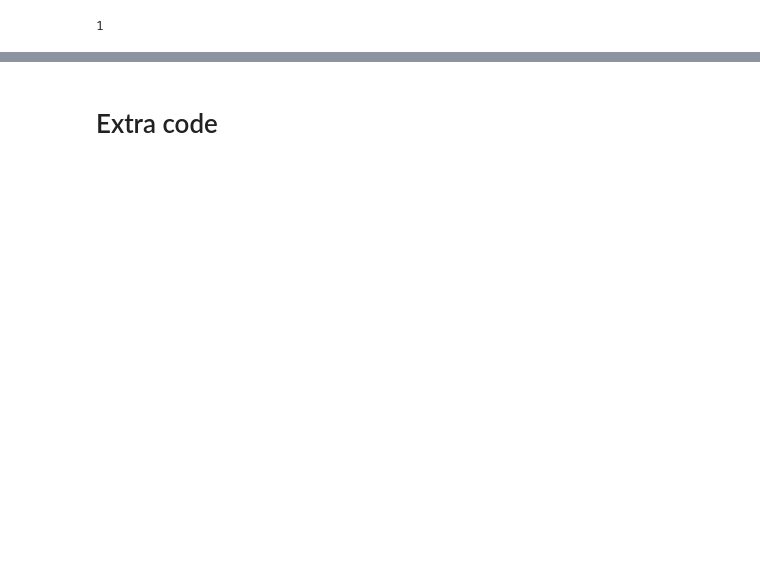
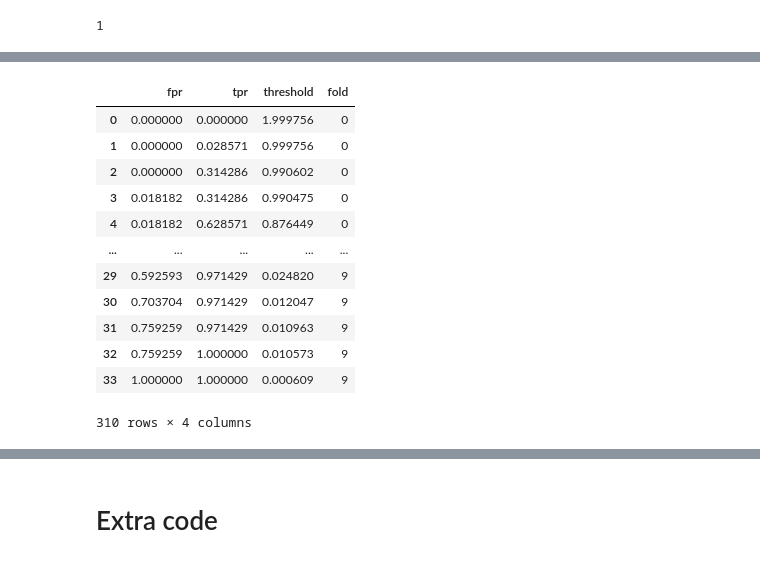
Before and after one commit to sid-basu/ml-exploration, a Jupyter notebook: kaggle-titanic/refinement_1.ipynb, the cells around one changed output, grey strips where cells are left out. Saved outputs shown, nothing was run; the diff lists cells and outputs as text; code cells hidden in the pictures; blank space fills up the shorter version.

```diff
--- a/kaggle-titanic/refinement_1.ipynb
+++ b/kaggle-titanic/refinement_1.ipynb
@@ -676,0 +682,37 @@ preds_list[9].shape
+# %%
+dict_roc_curve = {
+    'fpr': [],
+    'tpr': [],
+    'threshold': [],
+    'fold': [],
+}
+
+df_roc_curve = pd.DataFrame()
+
+for i, (y_test, preds) in enumerate(zip(y_list, preds_list)):
+    df_roc_curve_tmp = pd.DataFrame()
+
+    x = metrics.roc_curve(y_test, preds)
+
+    df_roc_curve_tmp['fpr'] = x[0]
+    df_roc_curve_tmp['tpr'] = x[1]
+    df_roc_curve_tmp['threshold'] = x[2]
+    df_roc_curve_tmp['fold'] = str(i)
+
+    df_roc_curve = pd.concat([df_roc_curve, df_roc_curve_tmp])
+
+df_roc_curve
+# %% [output]
+|  | fpr | tpr | threshold | fold |
+| 0 | 0.000000 | 0.000000 | 1.999756 | 0 |
+| 1 | 0.000000 | 0.028571 | 0.999756 | 0 |
+| 2 | 0.000000 | 0.314286 | 0.990602 | 0 |
+| 3 | 0.018182 | 0.314286 | 0.990475 | 0 |
+| 4 | 0.018182 | 0.628571 | 0.876449 | 0 |
+| ... | ... | ... | ... | ... |
+| 29 | 0.592593 | 0.971429 | 0.024820 | 9 |
+| 30 | 0.703704 | 0.971429 | 0.012047 | 9 |
+| 31 | 0.759259 | 0.971429 | 0.010963 | 9 |
+| 32 | 0.759259 | 1.000000 | 0.010573 | 9 |
+| 33 | 1.000000 | 1.000000 | 0.000609 | 9 |
+310 rows × 4 columns
```
Also changed, not shown: parts of 13 cells of this notebook, 2 other files.
